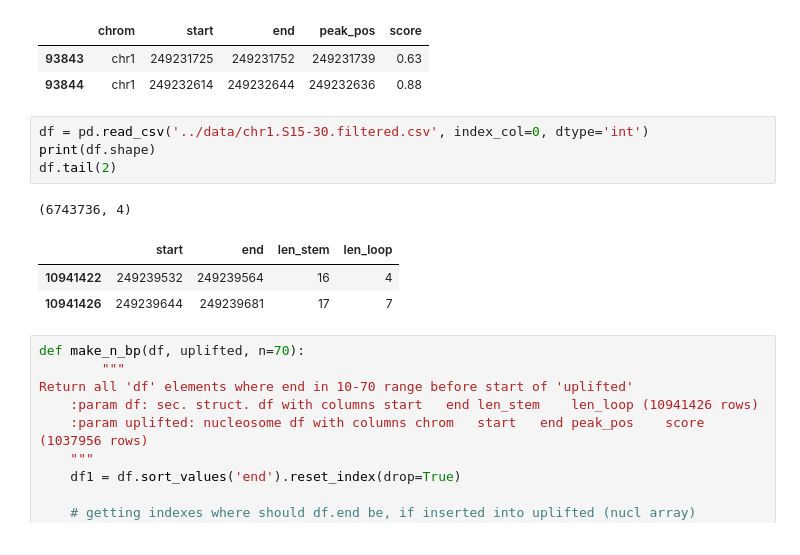
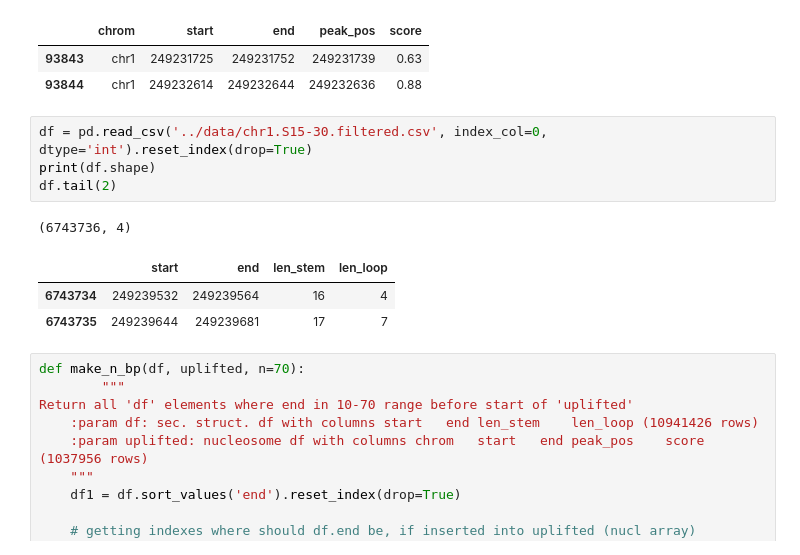
Before and after one commit to eamag/secpunct, a Jupyter notebook: notebooks/prototyping.ipynb, the cells around one changed output. Saved outputs shown, nothing was run; the diff lists cells and outputs as text.

```diff
--- a/notebooks/prototyping.ipynb
+++ b/notebooks/prototyping.ipynb
@@ -18,14 +18,14 @@ uplifted.tail(2)
 | 93843 | chr1 | 249231725 | 249231752 | 249231739 | 0.63 |
 | 93844 | chr1 | 249232614 | 249232644 | 249232636 | 0.88 |
 # %%
-df = pd.read_csv('../data/chr1.S15-30.filtered.csv', index_col=0, dtype='int')
+df = pd.read_csv('../data/chr1.S15-30.filtered.csv', index_col=0, dtype='int').reset_index(drop=True)
 print(df.shape)
 df.tail(2)
 # %% [output]
 (6743736, 4)
 |  | start | end | len_stem | len_loop |
-| 10941422 | 249239532 | 249239564 | 16 | 4 |
-| 10941426 | 249239644 | 249239681 | 17 | 7 |
+| 6743734 | 249239532 | 249239564 | 16 | 4 |
+| 6743735 | 249239644 | 249239681 | 17 | 7 |
 # %%
 def make_n_bp(df, uplifted, n=70):
         """
```
Also changed, not shown: parts of 9 cells of this notebook, 13 other files.
